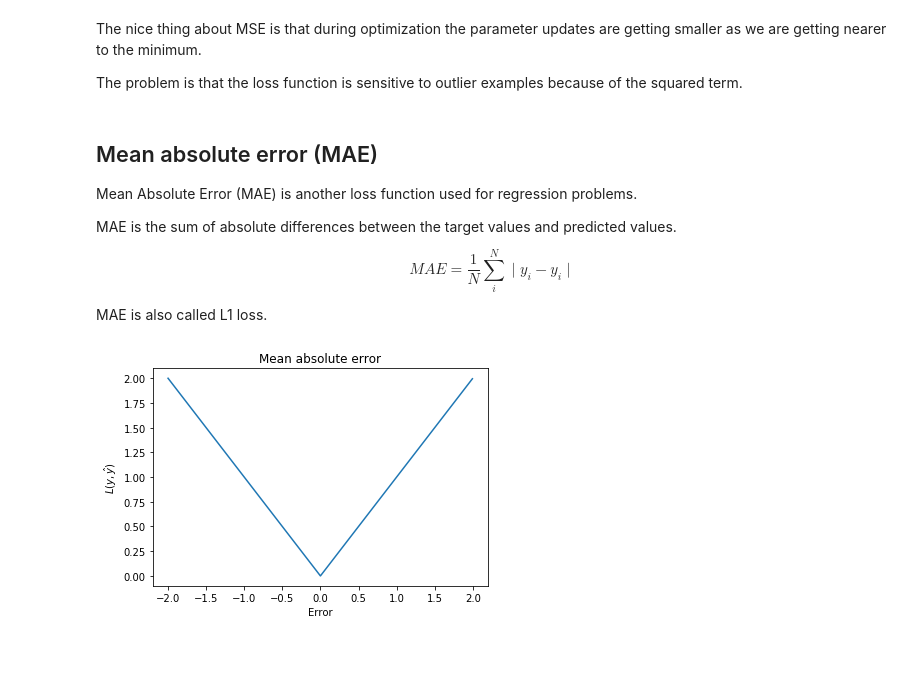
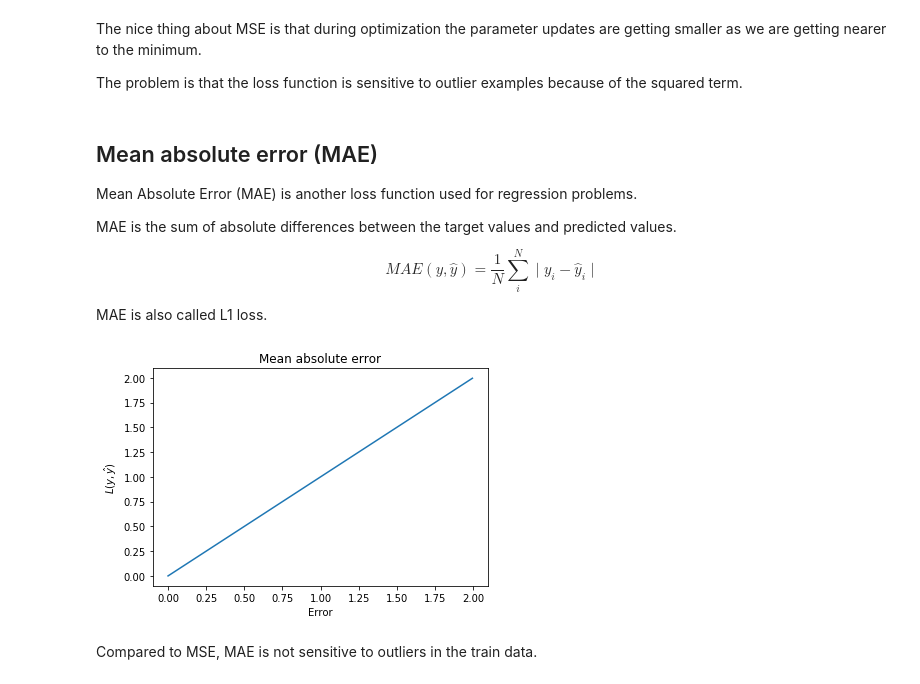
Before and after one commit to asprenger/ml_workshop, a Jupyter notebook: 1.6 - Loss.ipynb, the cells around one changed output. Drawn from its saved outputs; the diff is of its cells as text; code cells hidden in the pictures; blank space fills up the shorter version.

```diff
--- a/1.6 - Loss.ipynb
+++ b/1.6 - Loss.ipynb
@@ -212,19 +217,21 @@ Mean Absolute Error (MAE) is another loss function used for regression problems.
 MAE is the sum of absolute differences between the target values and predicted values.
 
 $$
-MAE = \frac{1}{N} \sum_i^N \mid y_i - \hat y_i \mid
+MAE(y, \hat y) = \frac{1}{N} \sum_i^N \mid y_i - \hat y_i \mid
 $$
 
 MAE is also called L1 loss.
 # %%
 import matplotlib.pyplot as plt
 import numpy as np
-x = np.arange(-2.0, 2.0, 0.005)
+x = np.arange(0.0, 2.0, 0.005)
 y = abs(x)
 plt.plot(x,y)
 plt.title('Mean absolute error')
 plt.ylabel('$L(y,\hat y)$')
 plt.xlabel('Error')
 plt.show()
 # %% [output]
-[figure, old version]
+[figure, new version]
+# %% [markdown]
+Compared to MSE, MAE is not sensitive to outliers in the train data.
```
Also changed, not shown: parts of 3 cells of this notebook, 6 other files.
